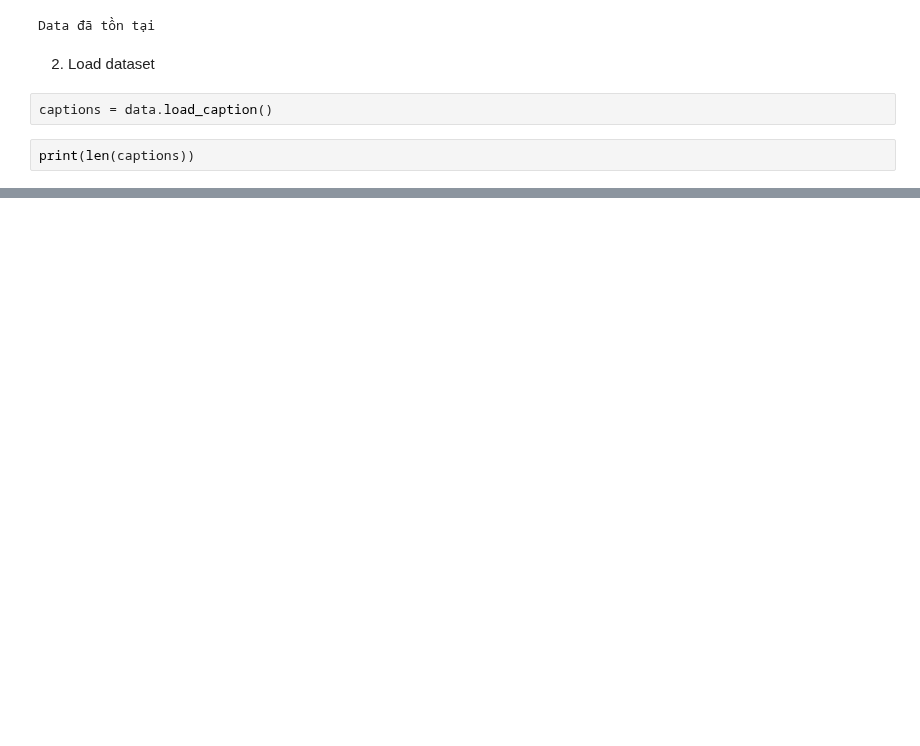
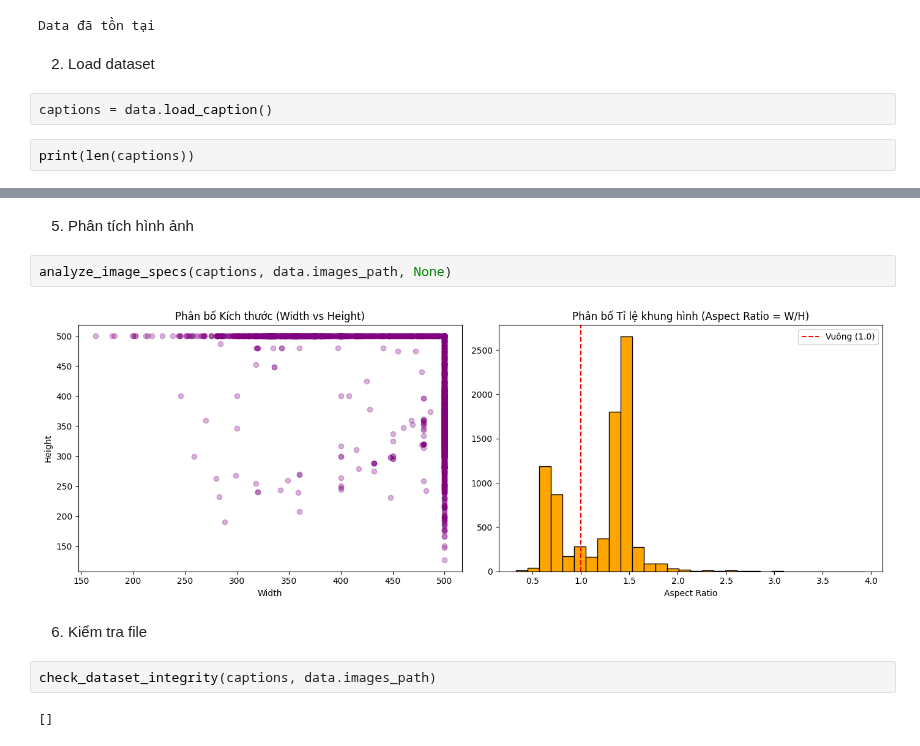
Before and after one commit to hauuto/image-captioning-mini, a Jupyter notebook: notebooks/0. Eda.ipynb, the cells around one changed output, grey strips where cells are left out. Drawn from its saved outputs; the diff is of its cells as text; blank space fills up the shorter version.

```diff
--- a/notebooks/0. Eda.ipynb
+++ b/notebooks/0. Eda.ipynb
@@ -18,0 +32,12 @@ print(len(captions))
+# %% [markdown]
+5. Phân tích hình ảnh
+# %%
+analyze_image_specs(captions, data.images_path, None)
+# %% [output]
+[figure, added]
+# %% [markdown]
+6. Kiểm tra file
+# %%
+check_dataset_integrity(captions, data.images_path)
+# %% [output]
+[]
```
Also changed, not shown: parts of 9 cells of this notebook, 5 other files.
